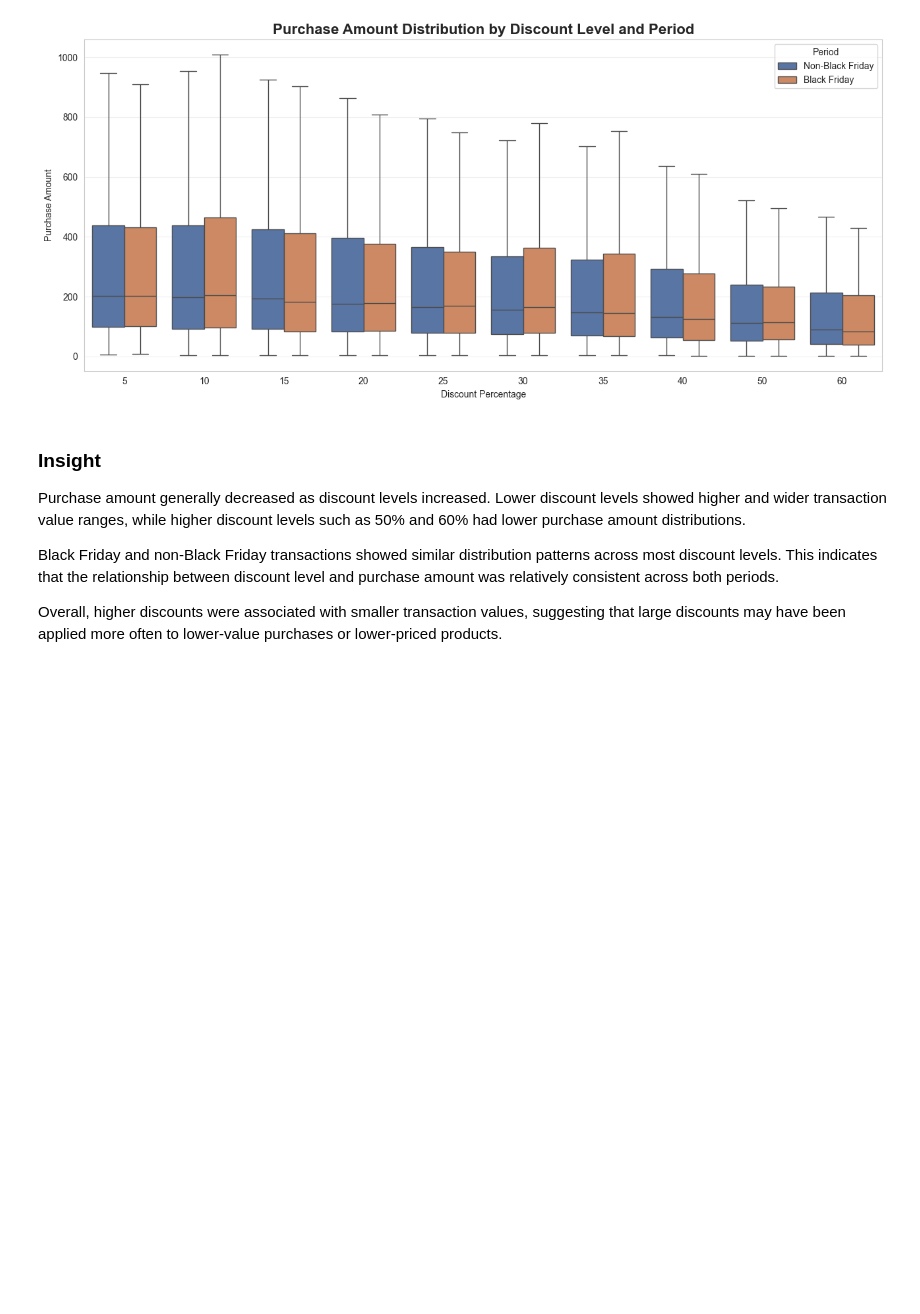
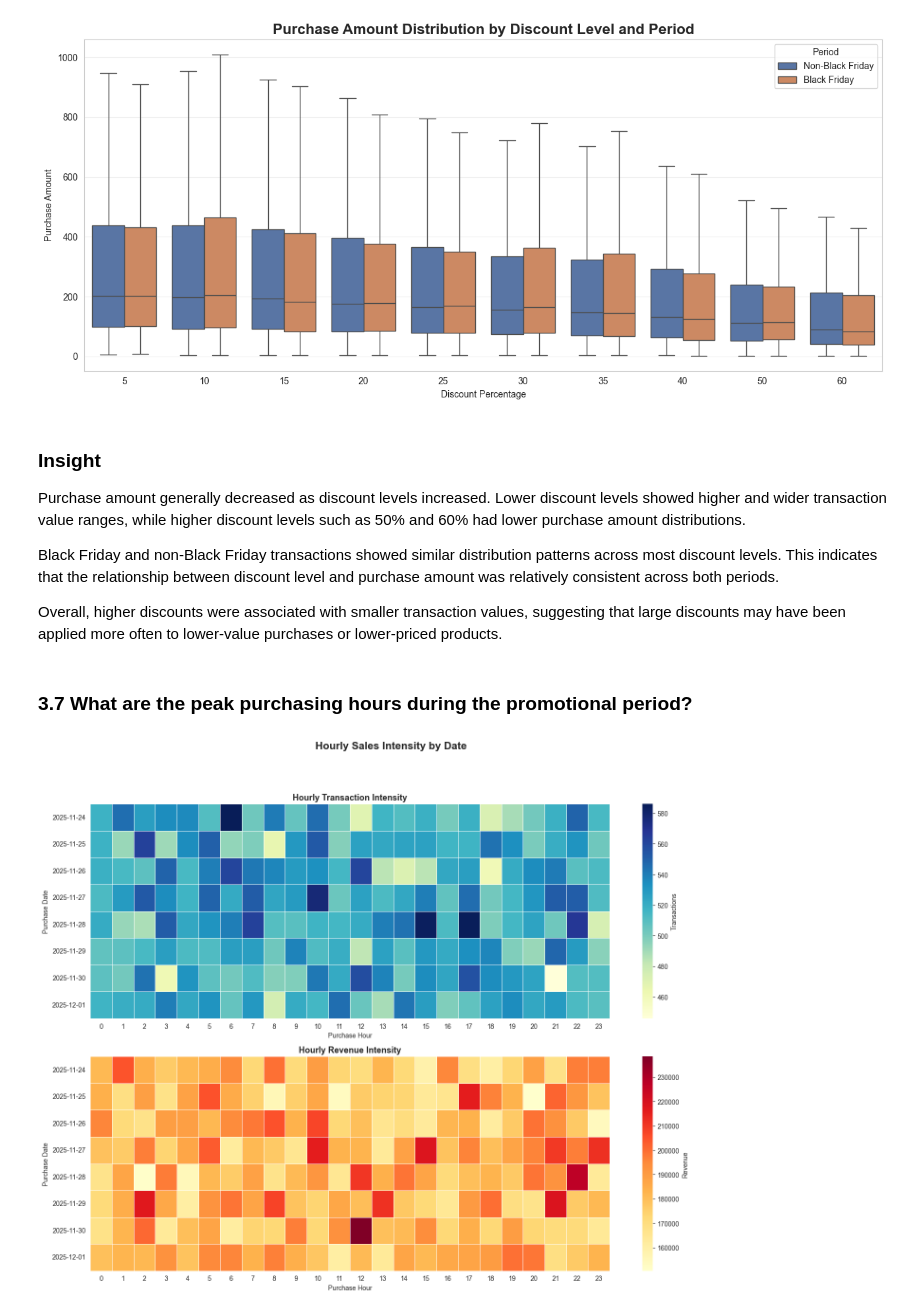
Before and after one commit to fathirrizkifadillah/Black-Friday, a Jupyter notebook: main.ipynb, the cells around one changed output. Cells and saved outputs as stored; diff of their text form; code cells hidden in the pictures; blank space fills up the shorter version.

Commit message:
Hourly Sales Intensity by Date

```diff
--- a/main.ipynb
+++ b/main.ipynb
@@ -899,3 +899,81 @@ Purchase amount generally decreased as discount levels increased. Lower discount
 Black Friday and non-Black Friday transactions showed similar distribution patterns across most discount levels. This indicates that the relationship between discount level and purchase amount was relatively consistent across both periods.
 
 Overall, higher discounts were associated with smaller transaction values, suggesting that large discounts may have been applied more often to lower-value purchases or lower-priced products.
+# %% [markdown]
+### 3.7 What are the peak purchasing hours during the promotional period?
+# %%
+hourly_summary = (
+    df.assign(
+        purchase_day=df['date'].dt.strftime('%Y-%m-%d')
+    )
+    .groupby(['purchase_day', 'purchase_hour'])
+    .agg(
+        transactions=('transaction_id', 'count'),
+        revenue=('purchase_amount', 'sum')
+    )
+    .reset_index()
+)
+
+transaction_heatmap = hourly_summary.pivot(
+    index='purchase_day',
+    columns='purchase_hour',
+    values='transactions'
+)
+
+revenue_heatmap = hourly_summary.pivot(
+    index='purchase_day',
+    columns='purchase_hour',
+    values='revenue'
+)
+
+fig, axes = plt.subplots(2, 1, figsize=(15, 12))
+
+sns.heatmap(
+    transaction_heatmap,
+    cmap='YlGnBu',
+    linewidths=0.5,
+    annot=False,
+    cbar_kws={'label': 'Transactions'},
+    ax=axes[0]
+)
+
+axes[0].set_title(
+    'Hourly Transaction Intensity',
+    fontsize=13,
+    weight='bold'
+)
+axes[0].set_xlabel('Purchase Hour')
+axes[0].set_ylabel('Purchase Date')
+
+sns.heatmap(
+    revenue_heatmap,
+    cmap='YlOrRd',
+    linewidths=0.5,
+    annot=False,
+    cbar_kws={'label': 'Revenue'},
+    ax=axes[1]
+)
+
+axes[1].set_title(
+    'Hourly Revenue Intensity',
+    fontsize=13,
+    weight='bold'
+)
+axes[1].set_xlabel('Purchase Hour')
+axes[1].set_ylabel('Purchase Date')
+
+fig.suptitle(
+    'Hourly Sales Intensity by Date',
+    fontsize=16,
+    weight='bold'
+)
+
+plt.tight_layout(rect=[0, 0, 1, 0.93])
+
+os.makedirs('plots', exist_ok=True)
+filepath = os.path.join('plots', 'Hourly Sales Intensity by Date.png')
+plt.savefig(filepath, dpi=300, bbox_inches='tight', facecolor='white')
+
+plt.show()
+# %% [output]
+[figure, added]
```
Also changed, not shown: parts of 1 cell of this notebook, 2 other files.
